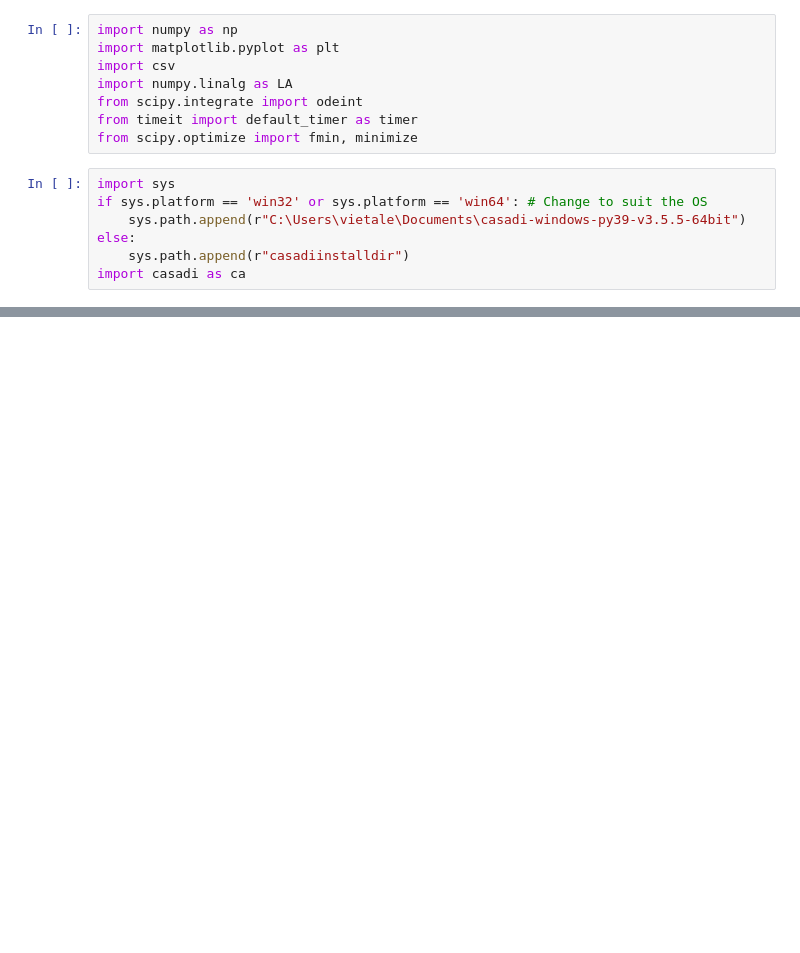
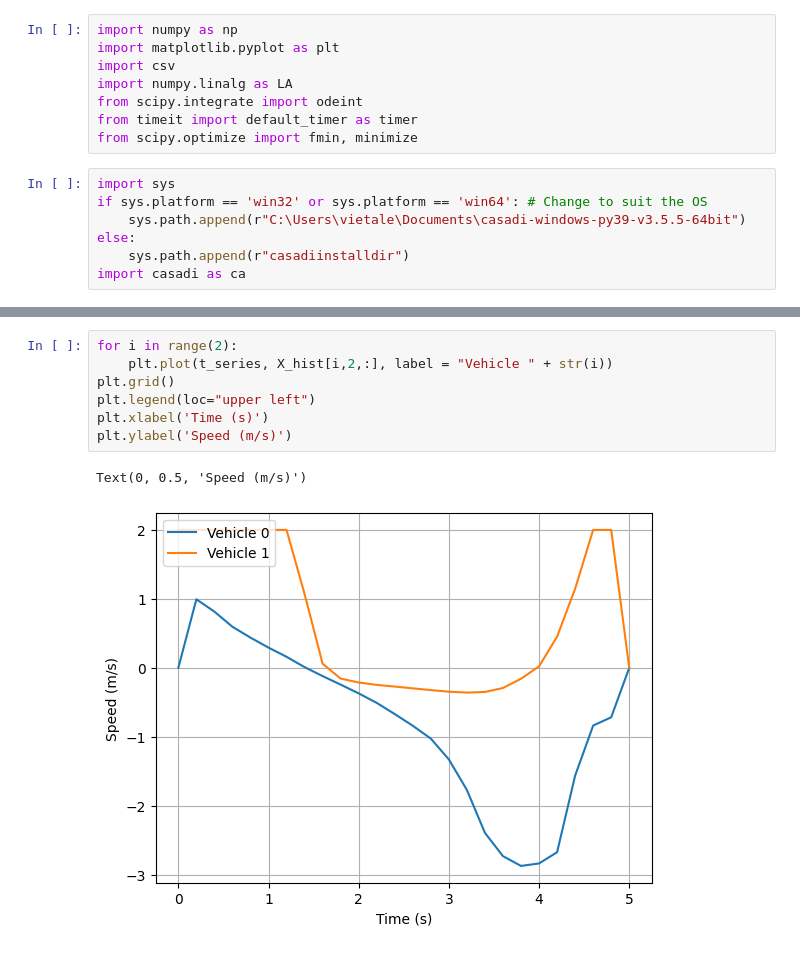
Before and after one commit to nishudel/CDC2023, a Jupyter notebook: mpc_nn_files/mpc_exploratory.ipynb, the cells around one changed output, grey strips where cells are left out. Cells and saved outputs as stored; diff of their text form; blank space fills up the shorter version.

```diff
--- a/mpc_nn_files/mpc_exploratory.ipynb
+++ b/mpc_nn_files/mpc_exploratory.ipynb
@@ -57,0 +311,10 @@ import casadi as ca
+# %%
+for i in range(2):
+    plt.plot(t_series, X_hist[i,2,:], label = "Vehicle " + str(i))
+plt.grid()
+plt.legend(loc="upper left")
+plt.xlabel('Time (s)')
+plt.ylabel('Speed (m/s)')
+# %% [output]
+Text(0, 0.5, 'Speed (m/s)')
+[figure, added]
```
Also changed, not shown: parts of 12 cells of this notebook, 1 other file.
